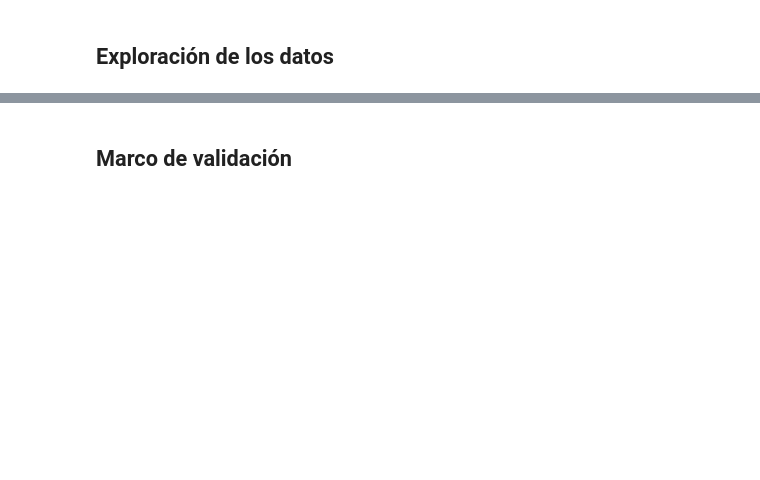
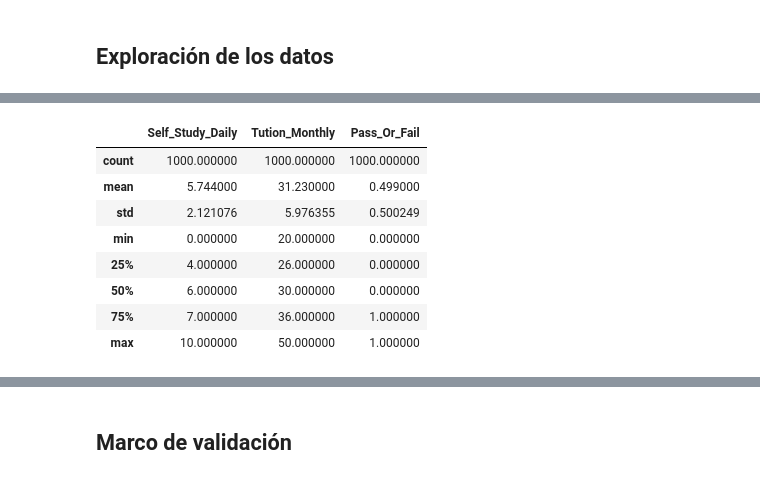
Before and after one commit to mlondono-oc/LEA2, a Jupyter notebook: Modulo2/M1_Algoritmos_bases_introductorios_RLog.ipynb, the cells around one changed output, grey strips where cells are left out. Cells and saved outputs as stored; diff of their text form; code cells hidden in the pictures; blank space fills up the shorter version.

```diff
--- a/Modulo2/M1_Algoritmos_bases_introductorios_RLog.ipynb
+++ b/Modulo2/M1_Algoritmos_bases_introductorios_RLog.ipynb
@@ -37,4 +59,15 @@ Documentación del modelo: https://scikit-learn.org/stable/modules/generated/skl
 # %%
 # Exploración de los datos
+df_students.describe()
+# %% [output]
+|  | Self_Study_Daily | Tution_Monthly | Pass_Or_Fail |
+| count | 1000.000000 | 1000.000000 | 1000.000000 |
+| mean | 5.744000 | 31.230000 | 0.499000 |
+| std | 2.121076 | 5.976355 | 0.500249 |
+| min | 0.000000 | 20.000000 | 0.000000 |
+| 25% | 4.000000 | 26.000000 | 0.000000 |
+| 50% | 6.000000 | 30.000000 | 0.000000 |
+| 75% | 7.000000 | 36.000000 | 1.000000 |
+| max | 10.000000 | 50.000000 | 1.000000 |
 # %%
 # Preparación inicial de los datos
```
Also changed, not shown: parts of 20 cells of this notebook, 1 other file.
